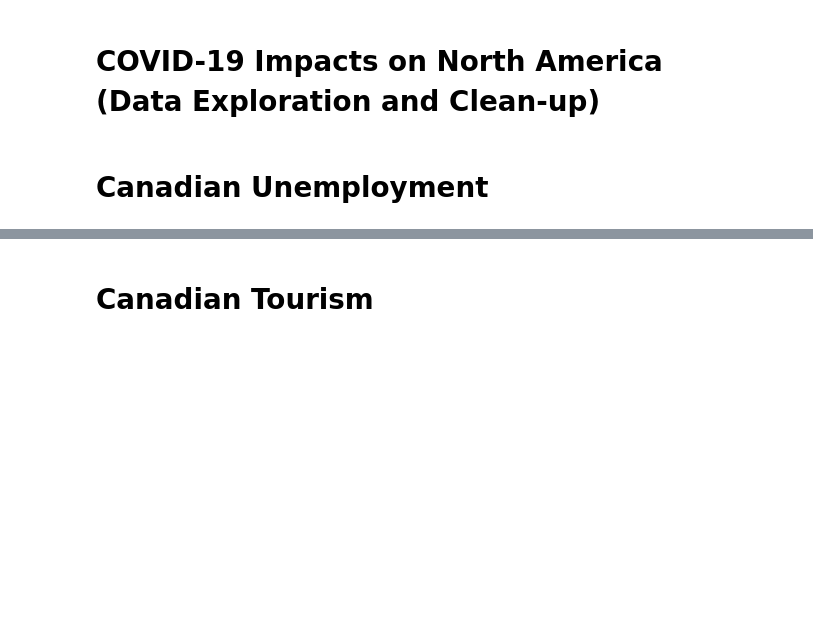
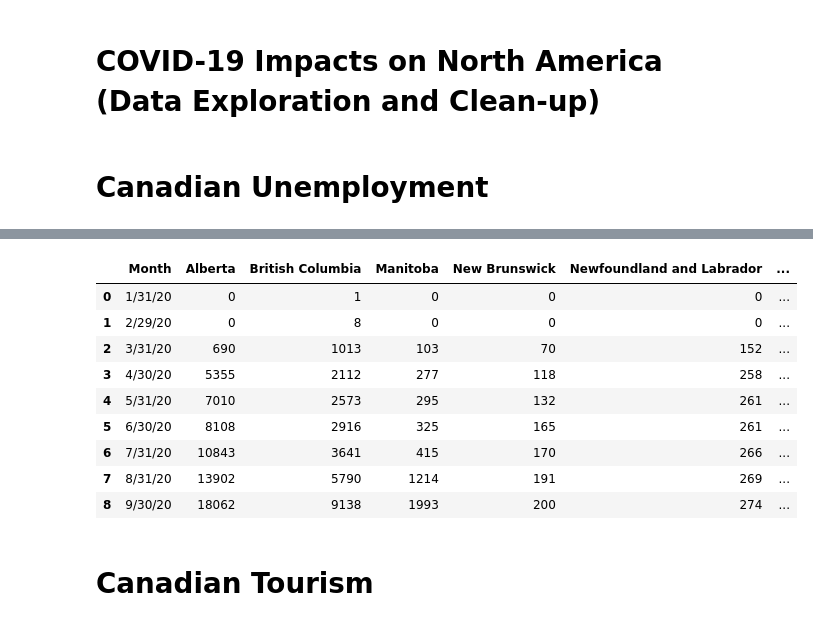
Before and after one commit to chenghaohan/Team_Anti-COVID_Project1, a Jupyter notebook: Data Exploration and Cleanup.ipynb, the cells around one changed output, grey strips where cells are left out. Drawn from its saved outputs; the diff is of its cells as text; code cells hidden in the pictures; blank space fills up the shorter version.

```diff
--- a/Data Exploration and Cleanup.ipynb
+++ b/Data Exploration and Cleanup.ipynb
@@ -13,2 +97,23 @@
+# %%
+#Transpose data to have Provinces in columns and groupby Month
+can_cases = can_cases.transpose()
+
+columns= can_cases.iloc[0].values
+can_cases.columns=columns
+can_cases.drop('Province', axis =0, inplace=True)
+can_cases.reset_index(inplace =True)
+can_cases.rename(columns = {"index":"Month"}, inplace=True)
+can_cases
+# %% [output]
+|  | Month | Alberta | British Columbia | Manitoba | New Brunswick | Newfoundland and Labrador | ... |
+| 0 | 1/31/20 | 0 | 1 | 0 | 0 | 0 | ... |
+| 1 | 2/29/20 | 0 | 8 | 0 | 0 | 0 | ... |
+| 2 | 3/31/20 | 690 | 1013 | 103 | 70 | 152 | ... |
+| 3 | 4/30/20 | 5355 | 2112 | 277 | 118 | 258 | ... |
+| 4 | 5/31/20 | 7010 | 2573 | 295 | 132 | 261 | ... |
+| 5 | 6/30/20 | 8108 | 2916 | 325 | 165 | 261 | ... |
+| 6 | 7/31/20 | 10843 | 3641 | 415 | 170 | 266 | ... |
+| 7 | 8/31/20 | 13902 | 5790 | 1214 | 191 | 269 | ... |
+| 8 | 9/30/20 | 18062 | 9138 | 1993 | 200 | 274 | ... |
 # %% [markdown]
 # Canadian Tourism
```
Also changed, not shown: parts of 6 cells of this notebook, 2 other files.
